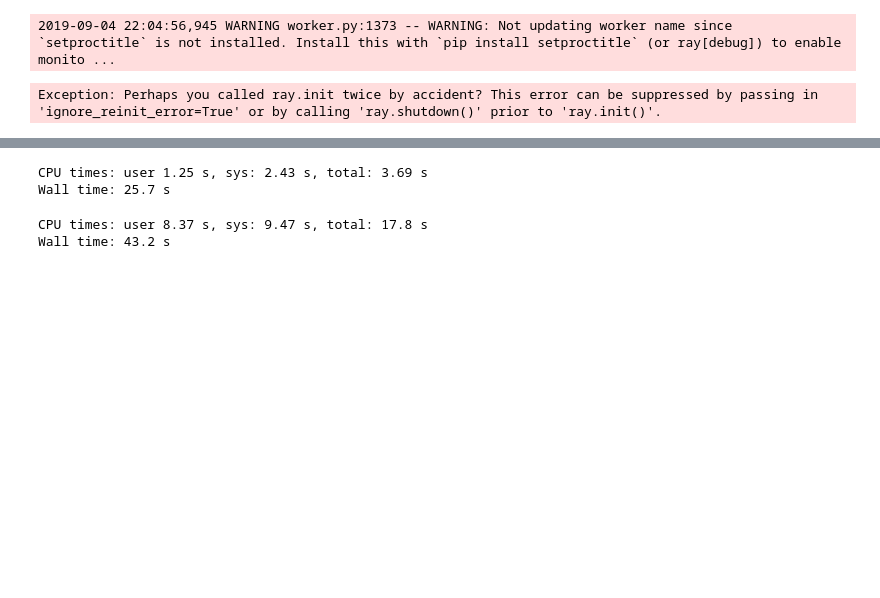
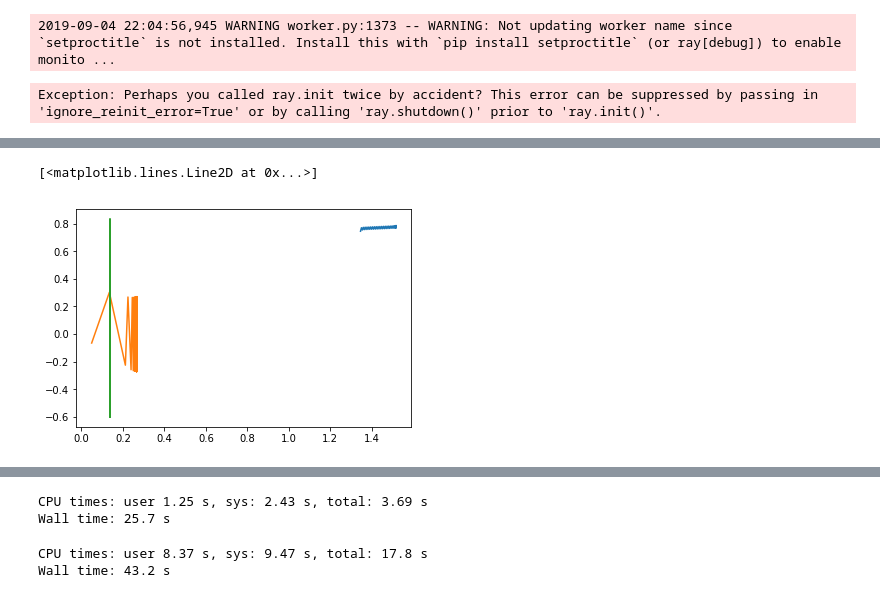
Before and after one commit to sholtodouglas/SAC_TF2, a Jupyter notebook: SAC_modular/Untitled.ipynb, the cells around one changed output, grey strips where cells are left out. Saved outputs shown, nothing was run; the diff lists cells and outputs as text; code cells hidden in the pictures; blank space fills up the shorter version.

```diff
--- a/SAC_modular/Untitled.ipynb
+++ b/SAC_modular/Untitled.ipynb
@@ -12,0 +97,7 @@ Exception: Perhaps you called ray.init twice by accident? This error can be supp
+# %%
+plt.plot(o[:,0],o[:,1])
+plt.plot(o2[:,0],o2[:,1])
+plt.plot(a[:,0],a[:,1])
+# %% [output]
+[<matplotlib.lines.Line2D at 0x...>]
+[figure, added]
```
Also changed, not shown: parts of 8 cells of this notebook, 3 other files.
